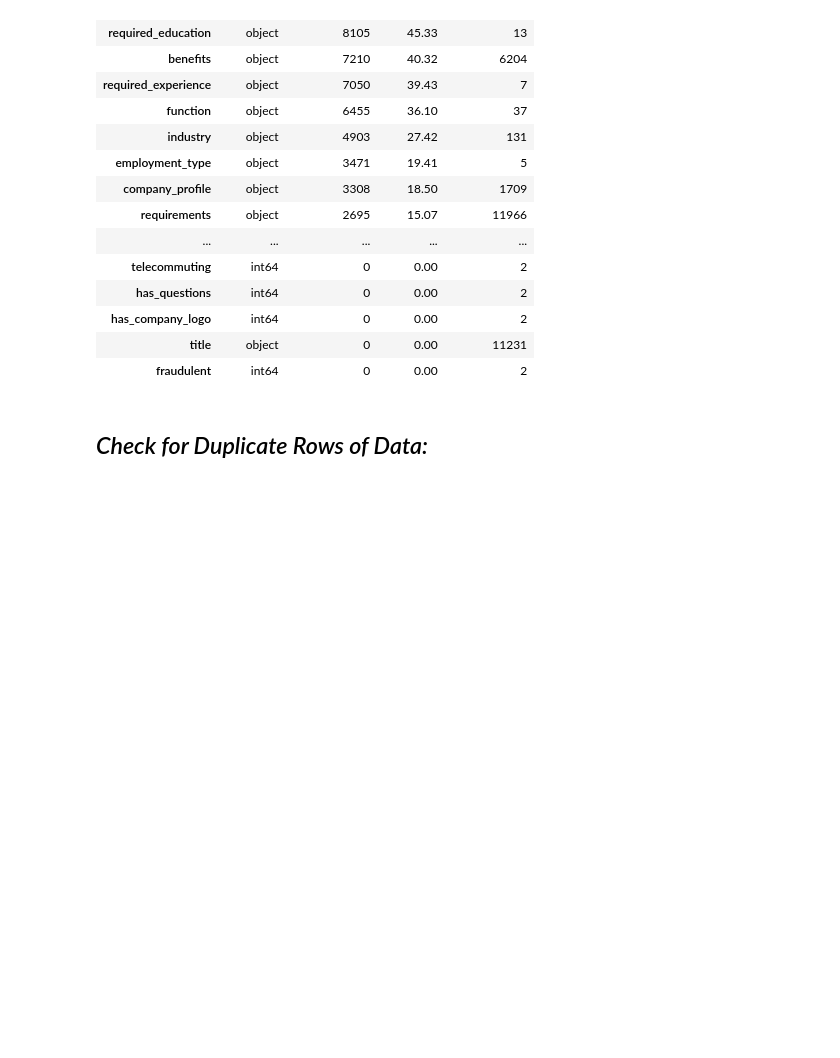
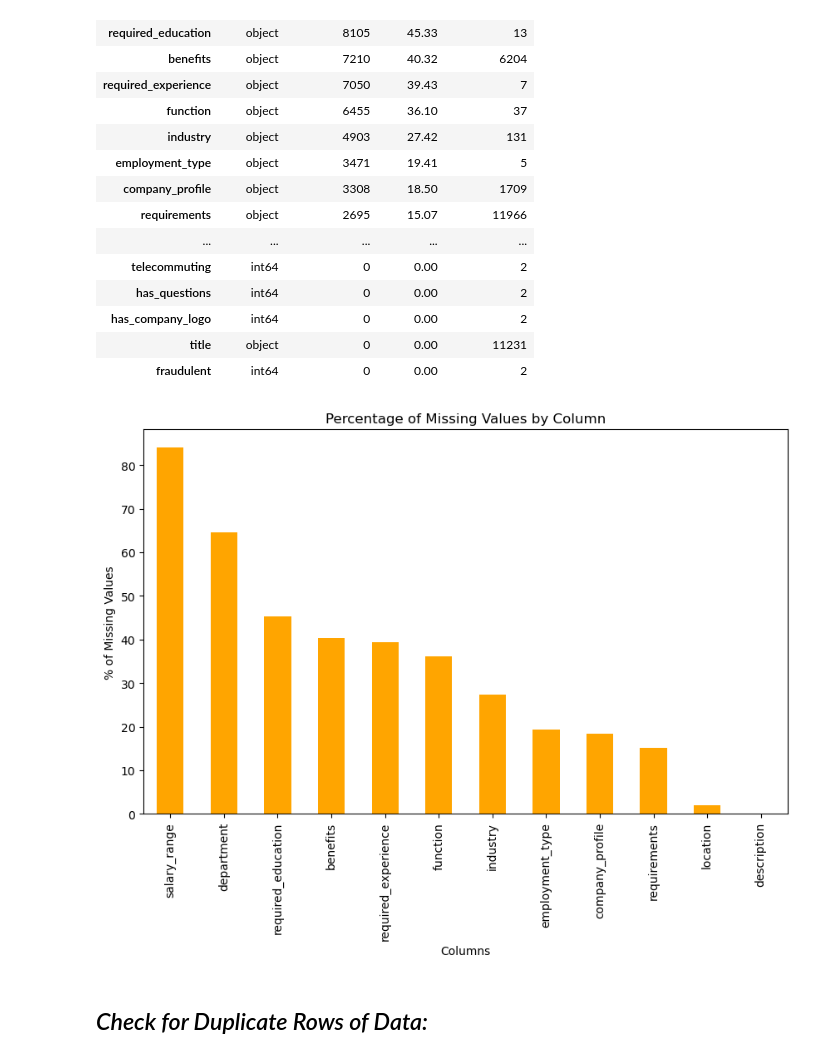
Before and after one commit to jdeleon3/Projects.RealFakeJobPredictor, a Jupyter notebook: ml/EDA/CS-6330-Fake_Jobs_Posts_EDA-2025-4-11.ipynb, the cells around one changed output. Drawn from its saved outputs; the diff is of its cells as text; code cells hidden in the pictures; blank space fills up the shorter version.

```diff
--- a/ml/EDA/CS-6330-Fake_Jobs_Posts_EDA-2025-4-11.ipynb
+++ b/ml/EDA/CS-6330-Fake_Jobs_Posts_EDA-2025-4-11.ipynb
@@ -170,6 +170,19 @@ INFO: Data inspection completed.
 | has_company_logo | int64 | 0 | 0.00 | 2 |
 | title | object | 0 | 0.00 | 11231 |
 | fraudulent | int64 | 0 | 0.00 | 2 |
+# %%
+# Count and display percentage of missing values:
+missing_percent = (df.isnull().sum() / len(df)) * 100
+missing_percent = missing_percent[missing_percent > 0].sort_values(ascending=False)
+
+plt.figure(figsize=(10, 6))
+missing_percent.plot(kind='bar', color='orange')
+plt.title('Percentage of Missing Values by Column')
+plt.ylabel('% of Missing Values')
+plt.xlabel('Columns')
+plt.show()
+# %% [output]
+[figure, added]
 # %% [markdown]
 ## *Check for Duplicate Rows of Data:*
 # %%
```
Also changed, not shown: parts of 2 cells of this notebook.
